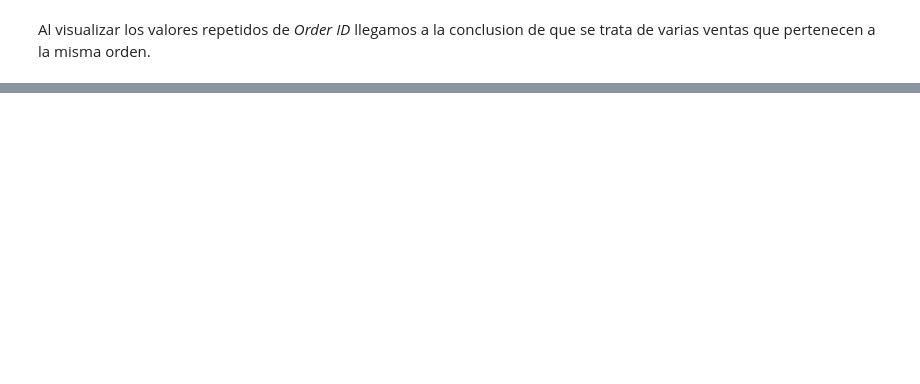
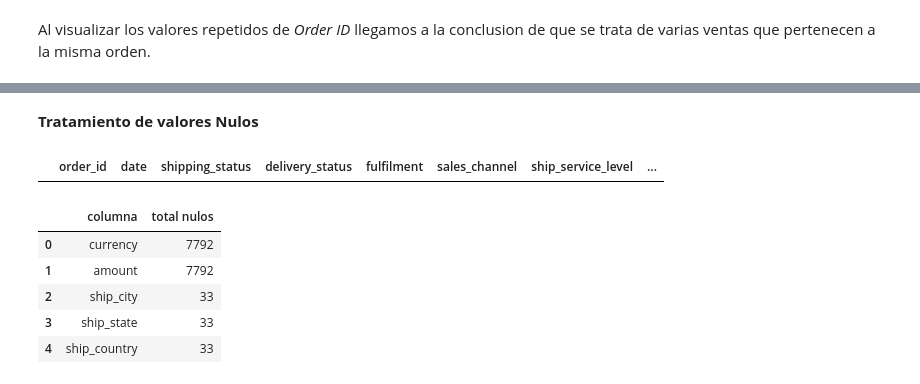
Before and after one commit to pablongrs/AmazonSalesBimestralAnalysis, a Jupyter notebook: Notebooks/ETL.ipynb, the cells around one changed output, grey strips where cells are left out. Saved outputs shown, nothing was run; the diff lists cells and outputs as text; code cells hidden in the pictures; blank space fills up the shorter version.

```diff
--- a/Notebooks/ETL.ipynb
+++ b/Notebooks/ETL.ipynb
@@ -41,6 +46,9 @@ Se comenzara eliminando las columnas irrelevantes del conjunto de datos según l
 # %%
 columnas_innecesarias = ['index','promotion-ids','fulfilled-by','Unnamed: 22']
 df_ventas.drop(columnas_innecesarias,axis=1,inplace=True)
+# %%
+#Se elimina la columna 'Courier Status' porque contiene la misma data que 'Status'
+df_ventas.drop(['Courier Status'],axis=1,inplace=True)
 # %%
 df_ventas.dtypes
 # %% [output]
@@ -127,0 +214,25 @@ df_ventas[(df_ventas['Order ID']== "403-4984515-8861958") & (df_ventas['Date']!=
+# %% [markdown]
+**Tratamiento de valores Nulos**
+# %%
+#Trae todas las filas que contengan todos los valores nulos
+df_ventas[df_ventas.isna().all(axis=1)]
+# %% [output]
+|  | order_id | date | shipping_status | delivery_status | fulfilment | sales_channel | ship_service_level | ... |
+# %%
+columnas_con_nulos = []
+for columna in df_ventas.columns:
+    nulos = df_ventas[columna].isnull().sum()
+    #Si la columna contiene valores nulos, se añade a la lista
+    if nulos > 0:
+        columnas_con_nulos.append({'columna':columna,
+                                   'total nulos':nulos})
+
+df_nulos = pd.DataFrame(columnas_con_nulos)
+df_nulos
+# %% [output]
+|  | columna | total nulos |
+| 0 | currency | 7792 |
+| 1 | amount | 7792 |
+| 2 | ship_city | 33 |
+| 3 | ship_state | 33 |
+| 4 | ship_country | 33 |
```
Also changed, not shown: parts of 17 cells of this notebook.
